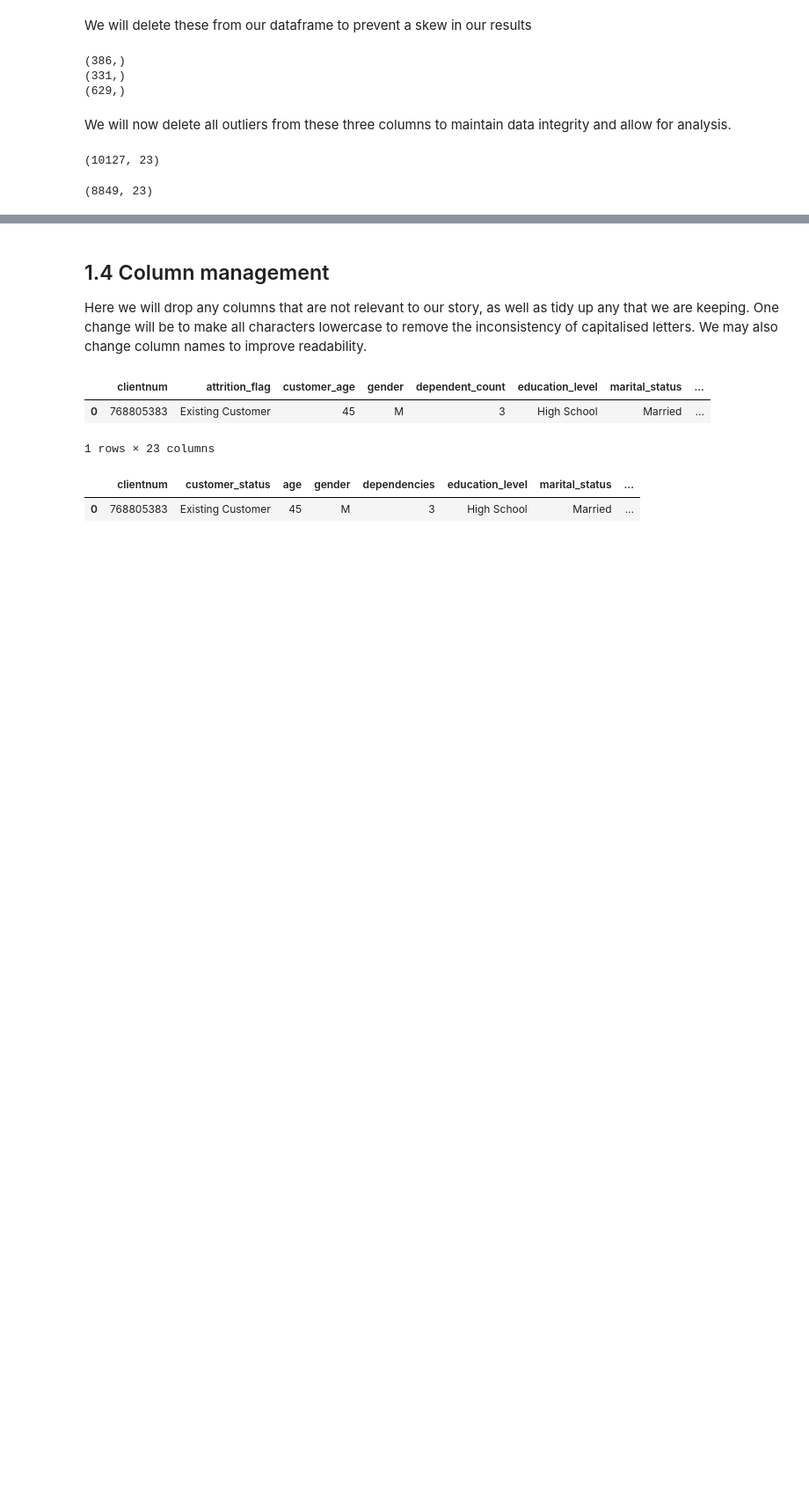
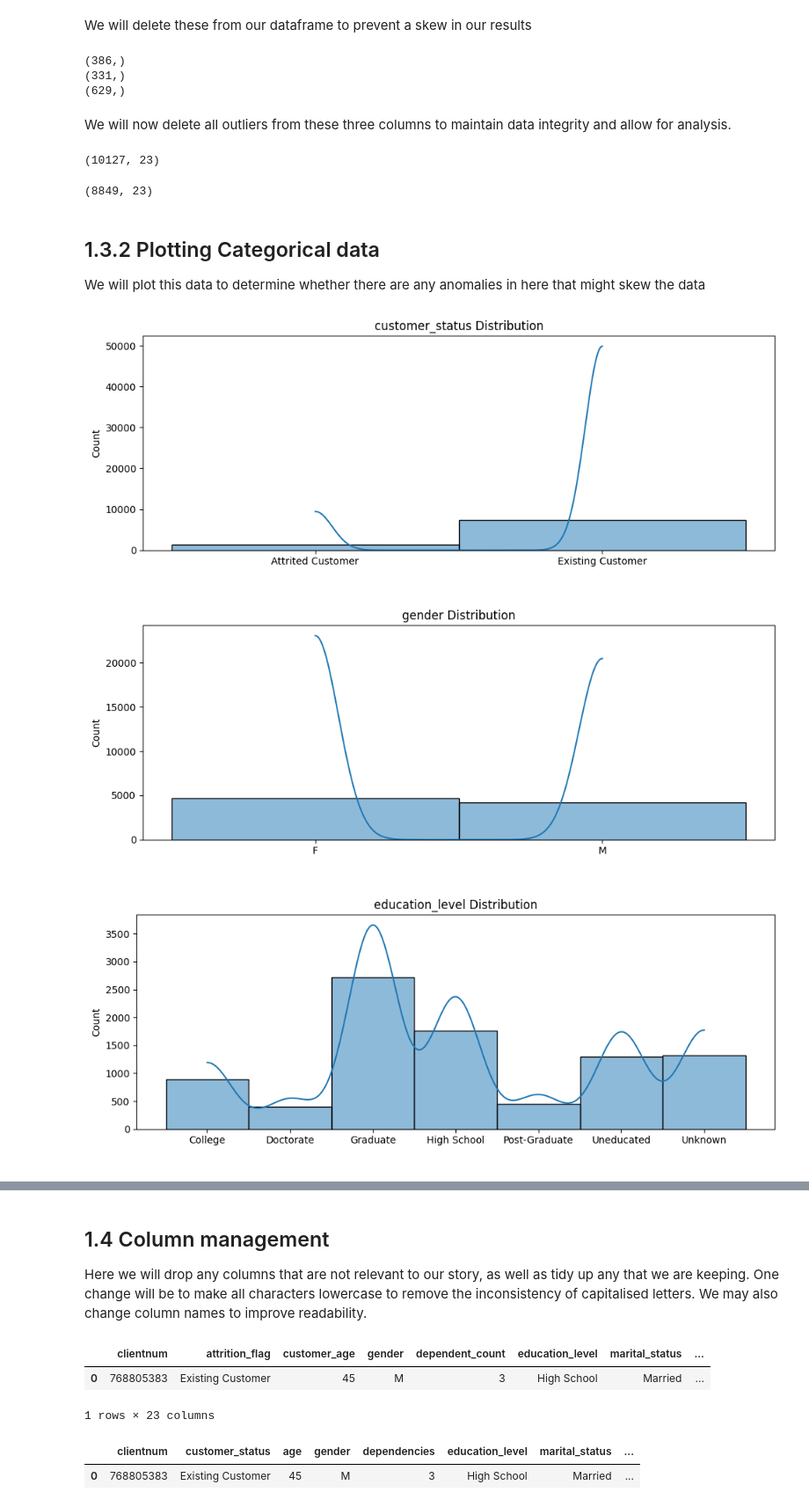
Before and after one commit to kumuduuk/churn-crushers, a Jupyter notebook: jupyter_notebooks/bankchurners.ipynb, the cells around one changed output, grey strips where cells are left out. Shown at 88% size. Saved outputs shown, nothing was run; the diff lists cells and outputs as text; code cells hidden in the pictures; blank space fills up the shorter version.

Commit message:
transform data

```diff
--- a/jupyter_notebooks/bankchurners.ipynb
+++ b/jupyter_notebooks/bankchurners.ipynb
@@ -261,3 +261,22 @@ df = df.drop(values_to_drop)
 df.shape
 # %% [output]
 (8849, 23)
+# %% [markdown]
+## 1.3.2 Plotting Categorical data
+We will plot this data to determine whether there are any anomalies in here that might skew the data
+# %%
+categorical = ['customer_status', 'gender', 'education_level', 'marital_status', 'income_category', 'card_category']
+
+for col in categorical:
+    plt.figure(figsize=(10,4))
+    sns.histplot(data=df, x=col, kde=True)
+    plt.title(f"{col} Distribution")
+    plt.xlabel(" ")
+    plt.tight_layout()
+    plt.show()
+
+print("\n")
+# %% [output]
+[figure, added]
+[figure, added]
+[figure, added]
```
Also changed, not shown: parts of 15 cells of this notebook.
